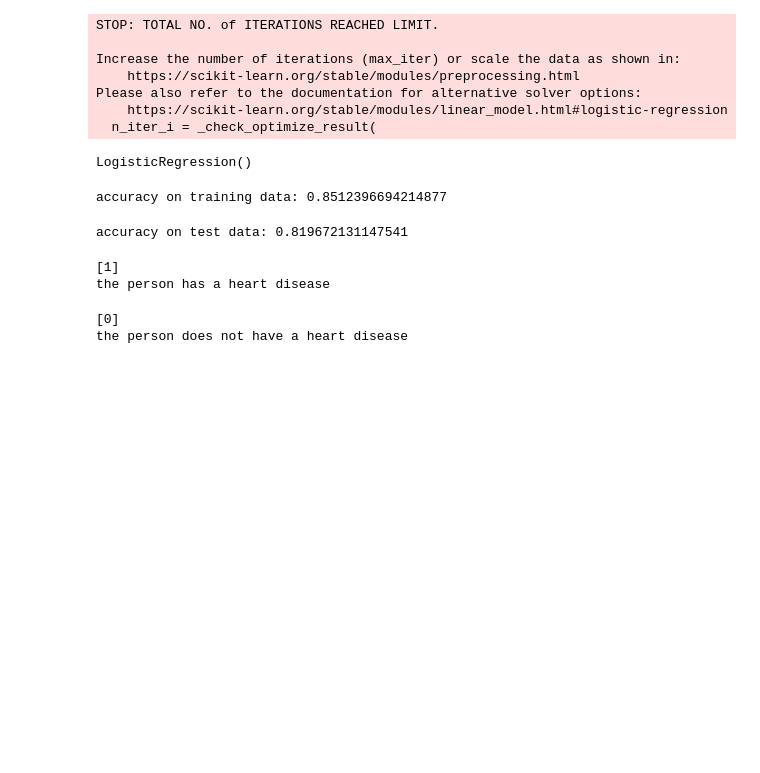
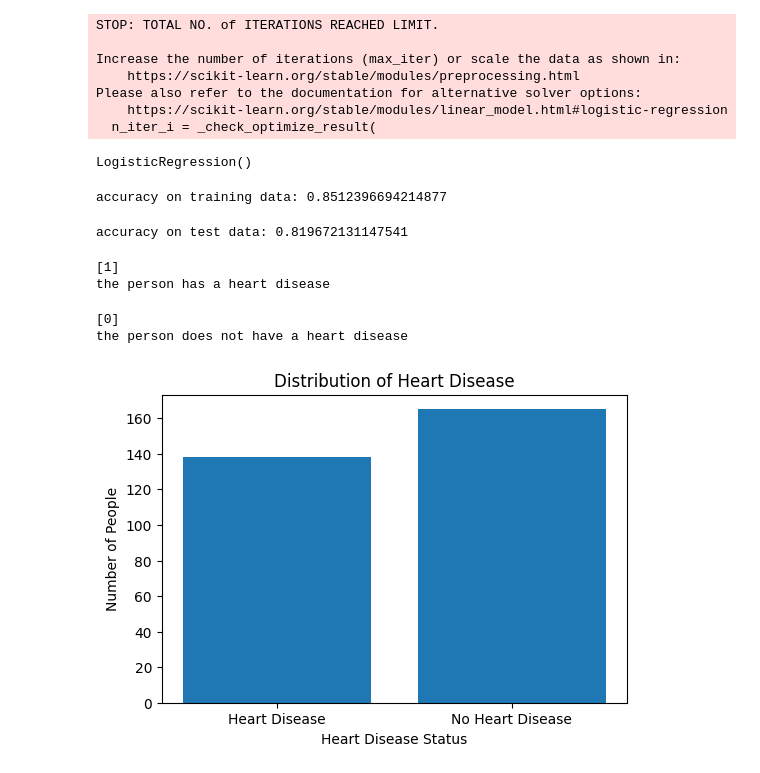
Before and after one commit to priyashaaa/Heart_disease_prediction, a Jupyter notebook: heart_disease_prediction.ipynb, the cells around one changed output. Cells and saved outputs as stored; diff of their text form; code cells hidden in the pictures; blank space fills up the shorter version.

```diff
--- a/heart_disease_prediction.ipynb
+++ b/heart_disease_prediction.ipynb
@@ -191,3 +193,18 @@ else:
 # %% [output]
 [0]
 the person does not have a heart disease
+# %%
+import matplotlib.pyplot as plt
+
+# Assuming 'heart_data' is your DataFrame and 'target' is the column indicating heart disease (1 for disease, 0 for no disease)
+heart_disease_counts = heart_data['target'].value_counts()
+
+# Create a bar plot
+plt.figure(figsize=(6, 4))  # Adjust figure size if needed
+plt.bar(heart_disease_counts.index, heart_disease_counts.values, tick_label=['No Heart Disease', 'Heart Disease'])
+plt.xlabel('Heart Disease Status')
+plt.ylabel('Number of People')
+plt.title('Distribution of Heart Disease')
+plt.show()
+# %% [output]
+[figure, added]
```
Also changed, not shown: parts of 1 cell of this notebook.
